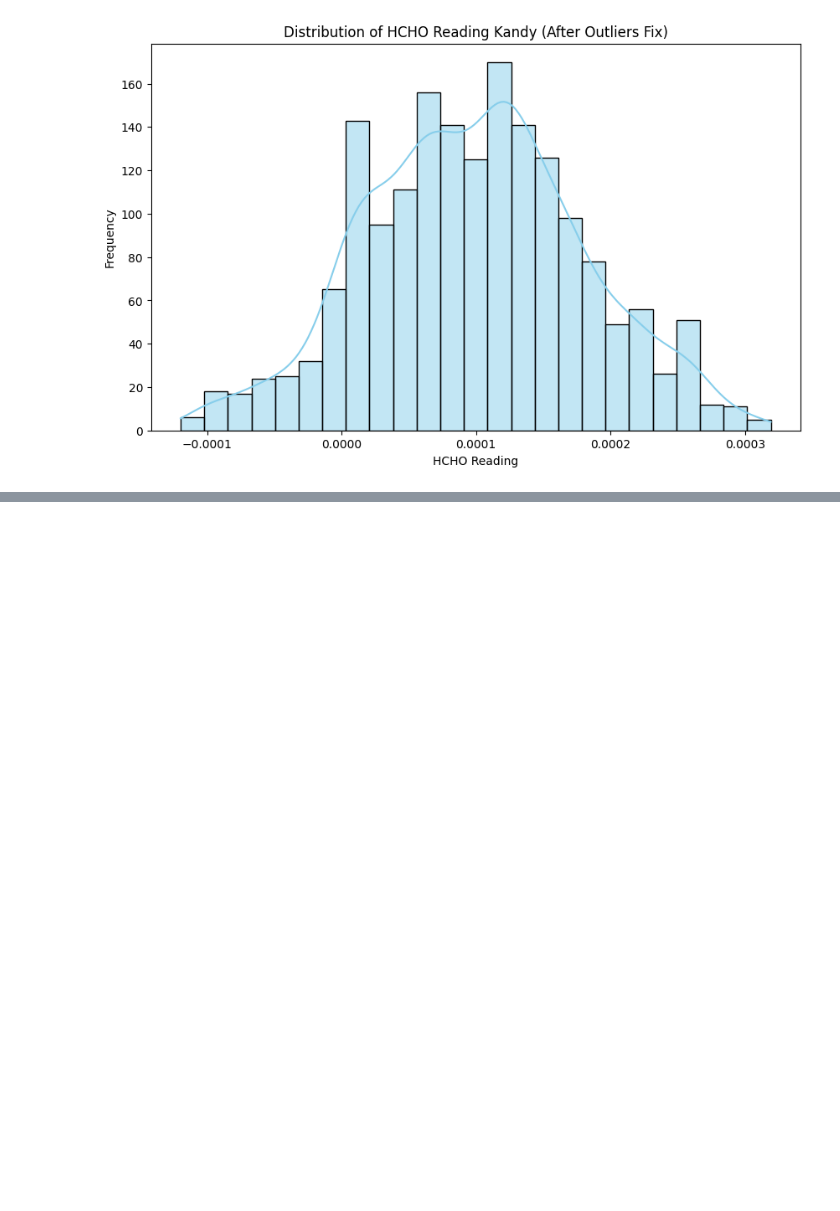
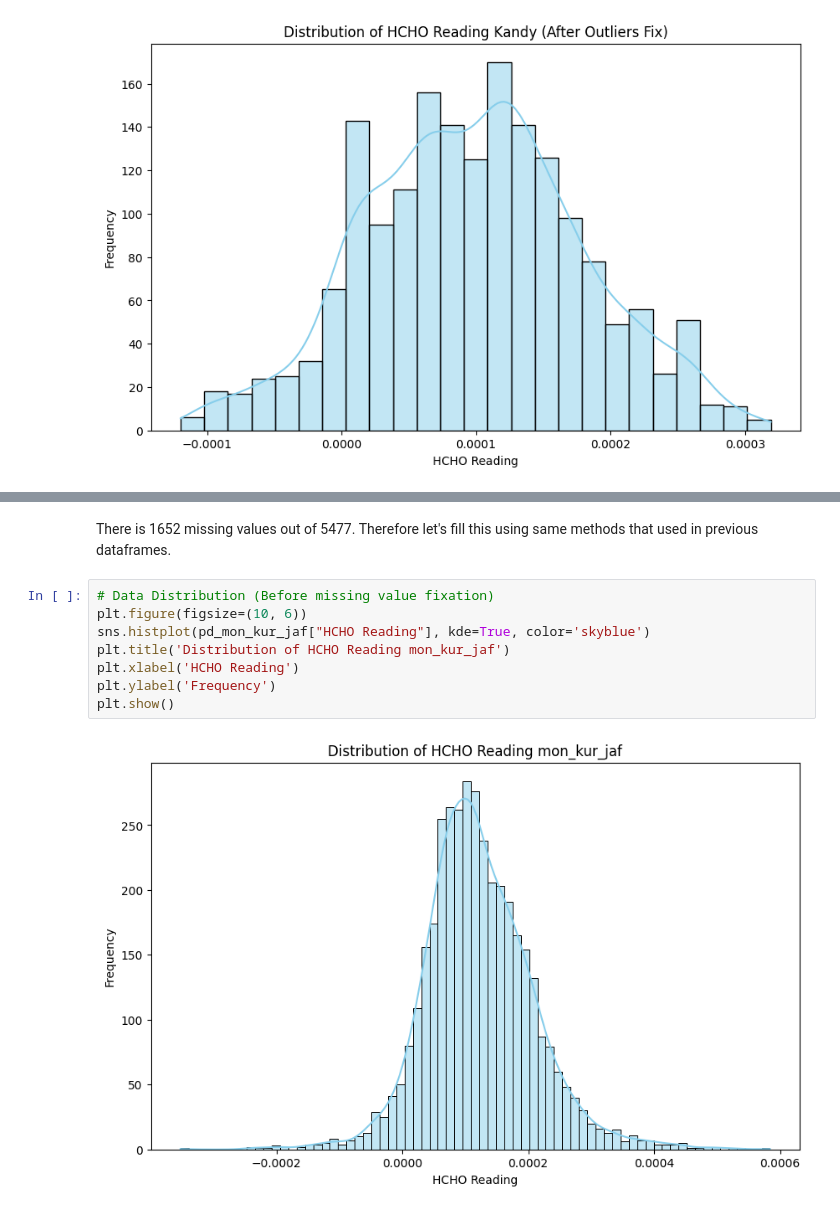
Before and after one commit to SandinMaheeshakya/HCHO-Prediction-Data-Engineering, a Jupyter notebook: Data Pre-Processing.ipynb, the cells around one changed output, grey strips where cells are left out. Saved outputs shown, nothing was run; the diff lists cells and outputs as text; blank space fills up the shorter version.

Commit message:
Cleaned Data Analysis

```diff
--- a/Data Pre-Processing.ipynb
+++ b/Data Pre-Processing.ipynb
@@ -450,0 +478,12 @@ plt.show()
+# %% [markdown]
+There is 1652 missing values out of 5477. Therefore let's fill this using same methods that used in previous dataframes.
+# %%
+# Data Distribution (Before missing value fixation)
+plt.figure(figsize=(10, 6))
+sns.histplot(pd_mon_kur_jaf["HCHO Reading"], kde=True, color='skyblue')
+plt.title('Distribution of HCHO Reading mon_kur_jaf')
+plt.xlabel('HCHO Reading')
+plt.ylabel('Frequency')
+plt.show()
+# %% [output]
+[figure, added]
```
Also changed, not shown: parts of 50 cells of this notebook, 1 other file.
